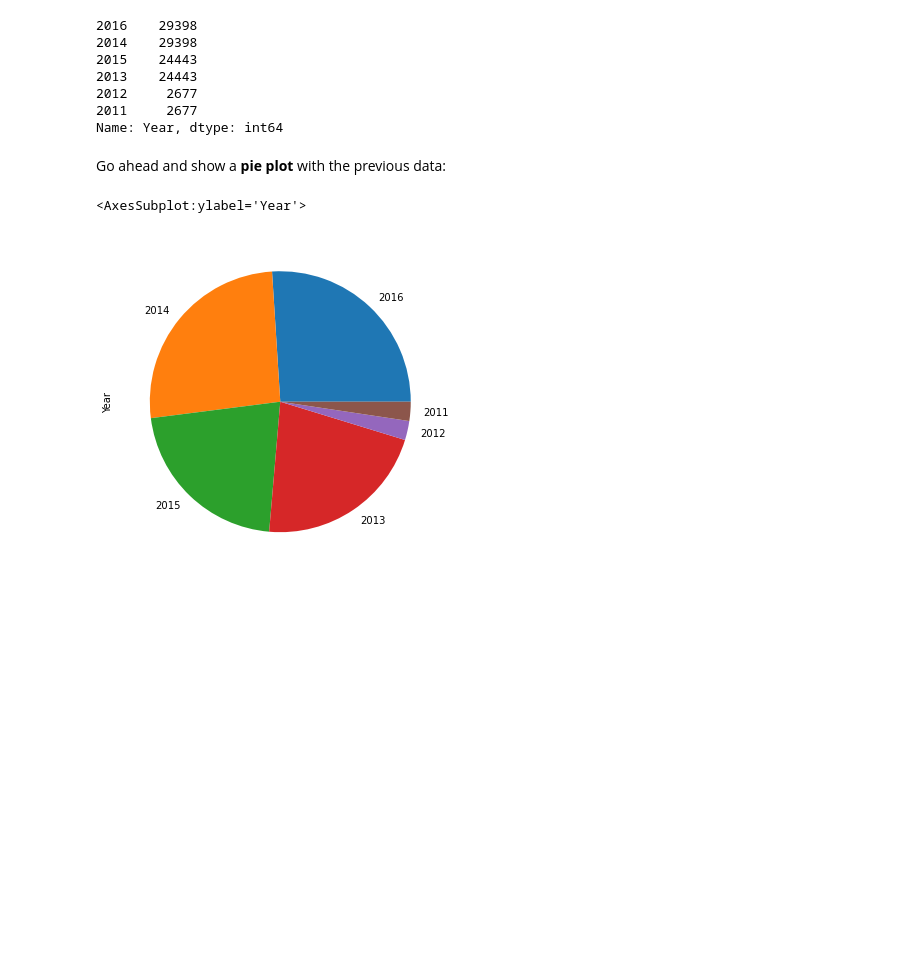
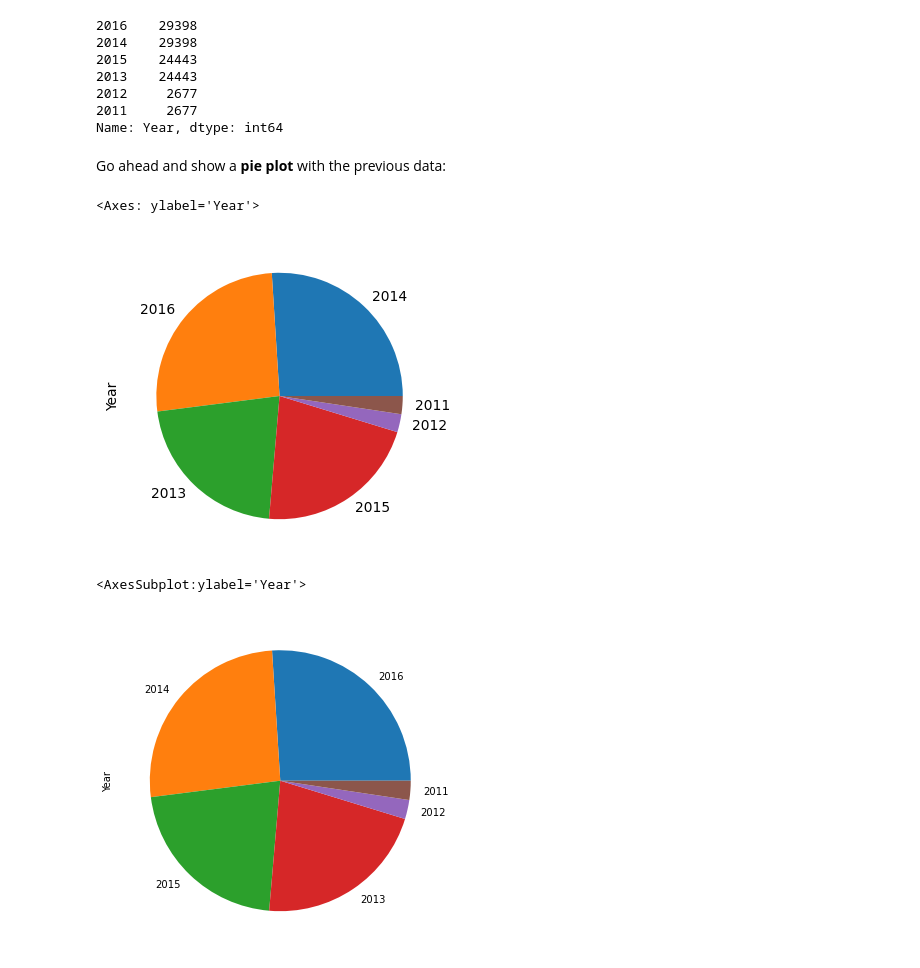
Before and after one commit to gungui98/python-datascience-course, a Jupyter notebook: week_ (1)/Exercises_1.ipynb, the cells around one changed output. Saved outputs shown, nothing was run; the diff lists cells and outputs as text; code cells hidden in the pictures; blank space fills up the shorter version.

```diff
--- a/week_ (1)/Exercises_1.ipynb
+++ b/week_ (1)/Exercises_1.ipynb
@@ -112,6 +122,10 @@ Name: Year, dtype: int64
 Go ahead and show a <b>pie plot</b> with the previous data:
 # %%
 # your code goes here
+sales['Year'].value_counts().plot(kind='pie', figsize=(16, 4), ylabel='Year')
+# %% [output]
+<Axes: ylabel='Year'>
+[figure, added]
 # %%
 # %% [output]
 <AxesSubplot:ylabel='Year'>
```
Also changed, not shown: parts of 44 cells of this notebook, 8 other files.
